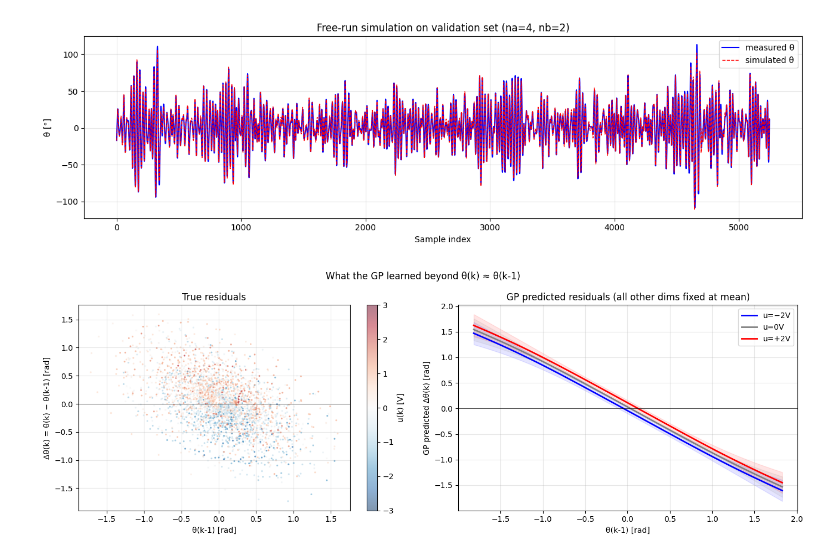
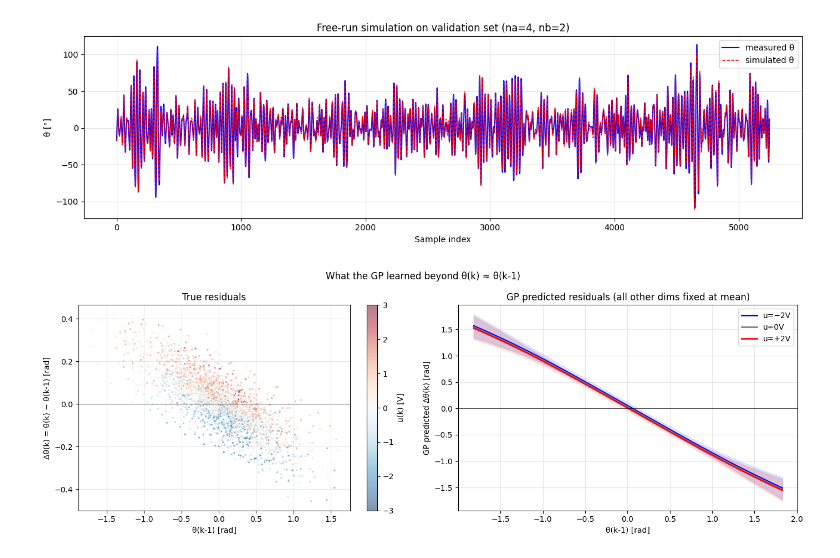
Before and after one commit to SpyrosAnog/ML-for-control-systems-Pendulum, a Jupyter notebook: GaussianProcess.ipynb, the cells around one changed output. Cells and saved outputs as stored; diff of their text form; code cells hidden in the pictures.

```diff
--- a/GaussianProcess.ipynb
+++ b/GaussianProcess.ipynb
@@ -451,7 +459,7 @@ NRMS: 11.030282627659888 %
 fig, axes = plt.subplots(1, 2, figsize=(14, 5))
 
 # True residuals from data
-delta_th = Ytrain - Xtrain[:, 0]  # θ(k) − θ(k-1)
+delta_th = Ytrain - Xtrain[:, na-1]  # θ(k) − θ(k-1)
 
 # Left: scatter of true residuals coloured by u(k)
 sc = axes[0].scatter(Xtrain[:3000, 0], delta_th[:3000],
@@ -464,35 +472,35 @@ axes[0].set_ylabel('Δθ(k) = θ(k) − θ(k-1) [rad]')
 axes[0].set_title('True residuals')
 axes[0].grid(alpha=0.3)
 
 # Right: GP predicted residuals for 3 fixed u values
 th_grid = np.linspace(Xtrain[:, 0].min(), Xtrain[:, 0].max(), 100)
 X_mean  = Xtrain[:3000].mean(axis=0)
 
 for u_val_i, col, lbl in zip([-2, 0, 2], ['blue', 'gray', 'red'], ['u=−2V', 'u=0V', 'u=+2V']):
     X_line = np.tile(X_mean, (100, 1))
     X_line[:, 0]  = th_grid   # vary θ(k-1)
-    X_line[:, na] = u_val_i     # set u(k)
+    X_line[:, na+nb-1] = u_val_i     # set u(k)
 
     mu, var = m_sparse.predict(X_line)
     std = np.sqrt(var).flatten()
     delta_mu = mu.flatten() - th_grid  # subtract trivial part
 
     axes[1].plot(th_grid, delta_mu, color=col, lw=2, label=lbl)
     axes[1].fill_between(th_grid, delta_mu - 2*std, delta_mu + 2*std,
                          color=col, alpha=0.1)
 
 axes[1].axhline(0, color='k', lw=0.5)
 axes[1].set_xlabel('θ(k-1) [rad]')
 axes[1].set_ylabel('GP predicted Δθ(k) [rad]')
 axes[1].set_title('GP predicted residuals (all other dims fixed at mean)')
 axes[1].legend()
 axes[1].grid(alpha=0.3)
 
 plt.suptitle('What the GP learned beyond θ(k) ≈ θ(k-1)', fontsize=12)
 plt.tight_layout()
 plt.show()
 # %% [output]
-[figure, old version]
+[figure, new version]
 # %%
 ### Prepare submission file for hidden test set prediction
 rel_path = 'gym-unbalanced-disk-master/disc-benchmark-files/'
```
Also changed, not shown: parts of 2 cells of this notebook, 1 other file.
